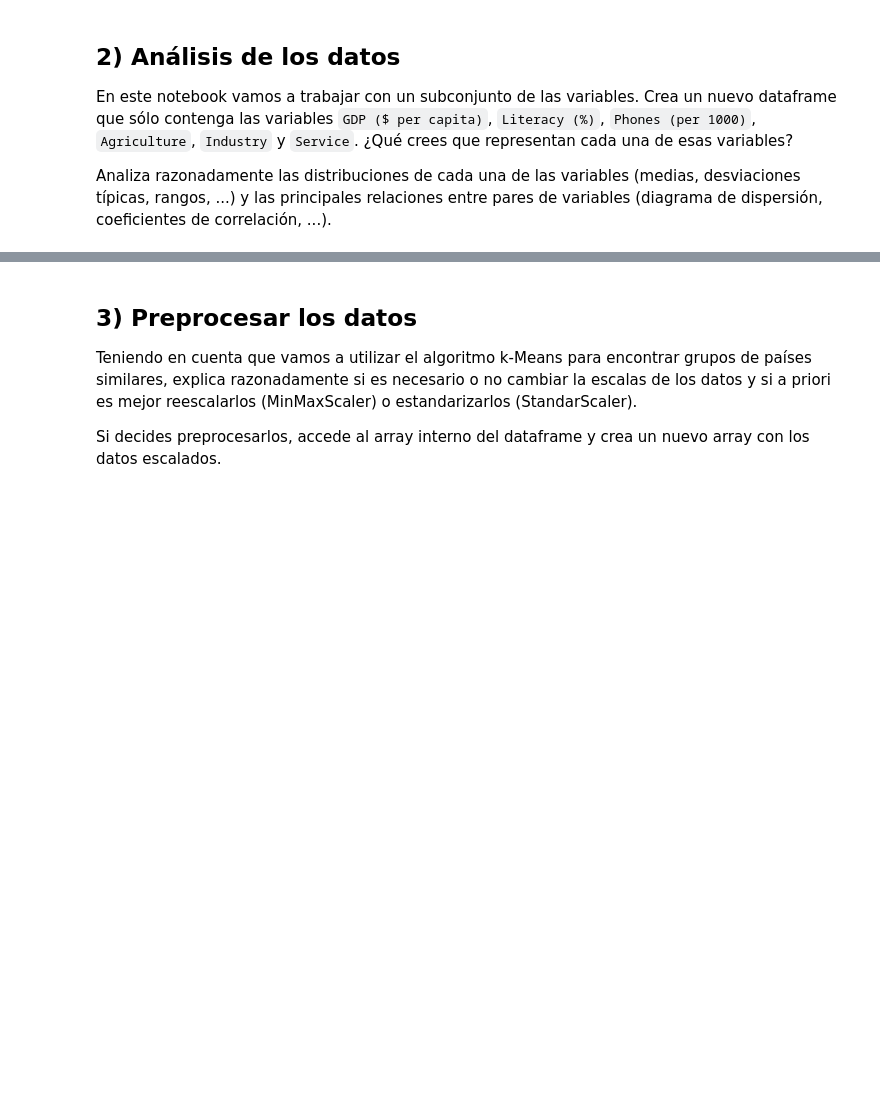
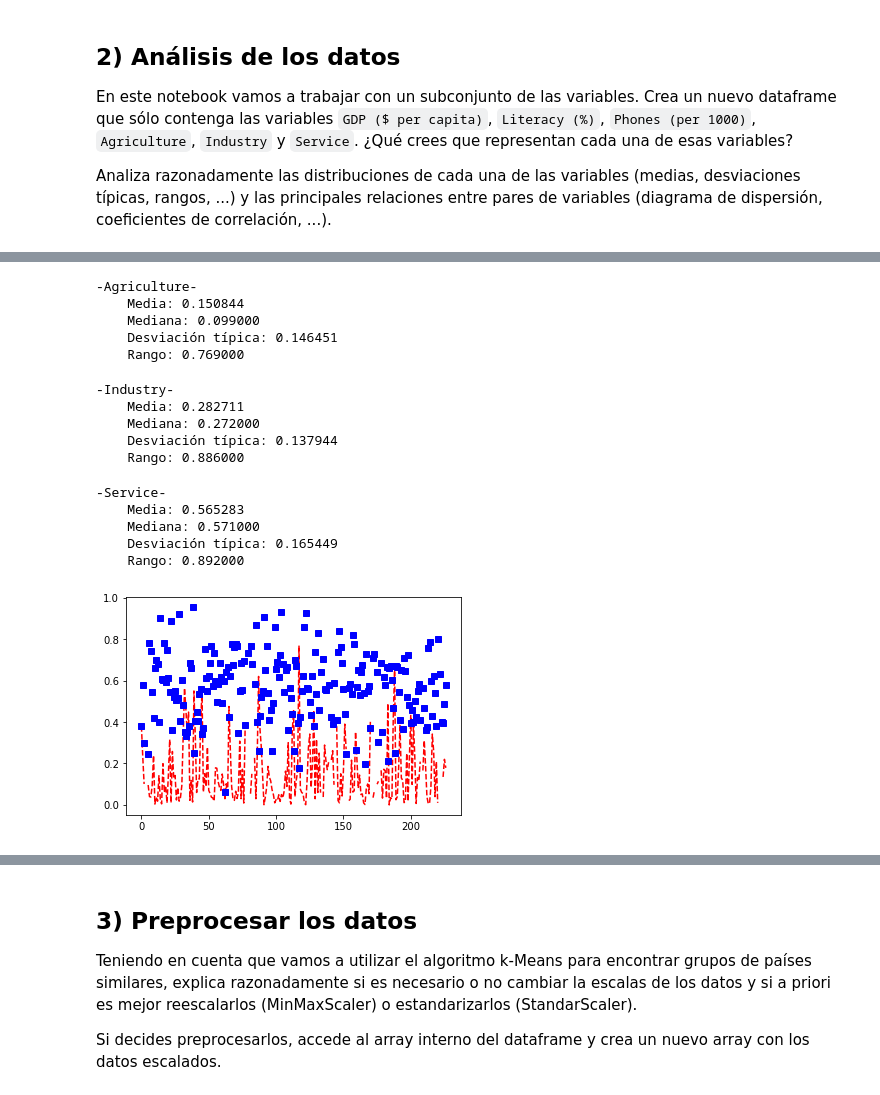
Before and after one commit to jesusmoraleda/IA, a Jupyter notebook: Aprendizaje automatico/P1_clustering.ipynb, the cells around one changed output, grey strips where cells are left out. Cells and saved outputs as stored; diff of their text form; code cells hidden in the pictures; blank space fills up the shorter version.

```diff
--- a/Aprendizaje automatico/P1_clustering.ipynb
+++ b/Aprendizaje automatico/P1_clustering.ipynb
@@ -37,3 +50,6 @@ SyntaxError: invalid syntax (<ipython-input-1-7503bc3fc9a2>, line 4)
 En este notebook vamos a trabajar con un subconjunto de las variables. Crea un nuevo dataframe que sólo contenga las variables `GDP ($ per capita)`, `Literacy (%)`, `Phones (per 1000)`, `Agriculture`, `Industry` y `Service`. ¿Qué crees que representan cada una de esas variables?
 
 Analiza razonadamente las distribuciones de cada una de las variables (medias, desviaciones típicas, rangos, ...) y las principales relaciones entre pares de variables (diagrama de dispersión, coeficientes de correlación, ...).
+# %%
+df = pd.read_csv('countries_of_the_world.csv')
+df.iloc[:, [0,8,9,10,16,17,18,19]]
@@ -39,0 +148,61 @@ Analiza razonadamente las distribuciones de cada una de las variables (medias, d
+# %%
+media = df["Agriculture"].mean()
+mediana = df["Agriculture"].median()
+std = df["Agriculture"].std(ddof=0)
+rango = df["Agriculture"].max() - df["Agriculture"].min()
+print("""
+-Agriculture-
+    Media: %f
+    Mediana: %f
+    Desviación típica: %f
+    Rango: %f
+""" % (media,mediana,std,rango))
+# %% [output]
+-Agriculture-
+    Media: 0.150844
+    Mediana: 0.099000
+    Desviación típica: 0.146451
+    Rango: 0.769000
+# %%
+media = df["Industry"].mean()
+mediana = df["Industry"].median()
+std = df["Industry"].std(ddof=0)
+rango = df["Industry"].max() - df["Industry"].min()
+print("""
+-Industry-
+    Media: %f
+    Mediana: %f
+    Desviación típica: %f
+    Rango: %f
+""" % (media,mediana,std,rango))
+# %% [output]
+-Industry-
+    Media: 0.282711
+    Mediana: 0.272000
+    Desviación típica: 0.137944
+    Rango: 0.886000
+# %%
+media = df["Service"].mean()
+mediana = df["Service"].median()
+std = df["Service"].std(ddof=0)
+rango = df["Service"].max() - df["Service"].min()
+print("""
+-Service-
+    Media: %f
+    Mediana: %f
+    Desviación típica: %f
+    Rango: %f
+""" % (media,mediana,std,rango))
+# %% [output]
+-Service-
+    Media: 0.565283
+    Mediana: 0.571000
+    Desviación típica: 0.165449
+    Rango: 0.892000
+# %%
+'''Diagrama de dispersion'''
+import matplotlib.pyplot as plt
+plt.plot(df["Agriculture"], 'r--', df["Service"], 'bs')
+plt.show()
+# %% [output]
+[figure, added]
```
Also changed, not shown: parts of 10 cells of this notebook.
